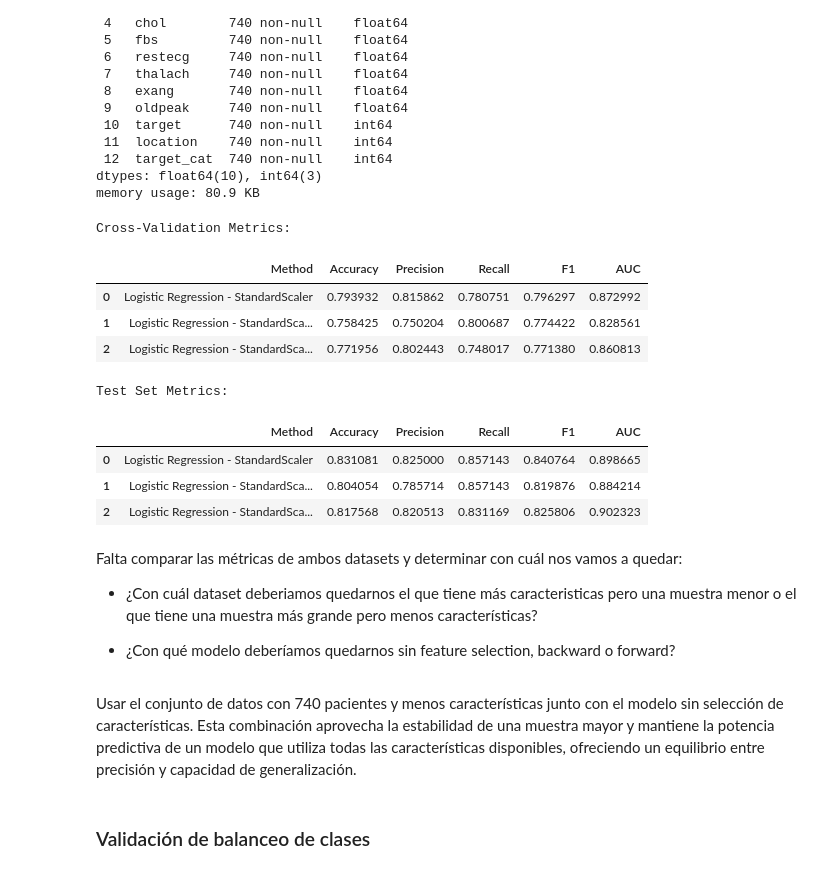
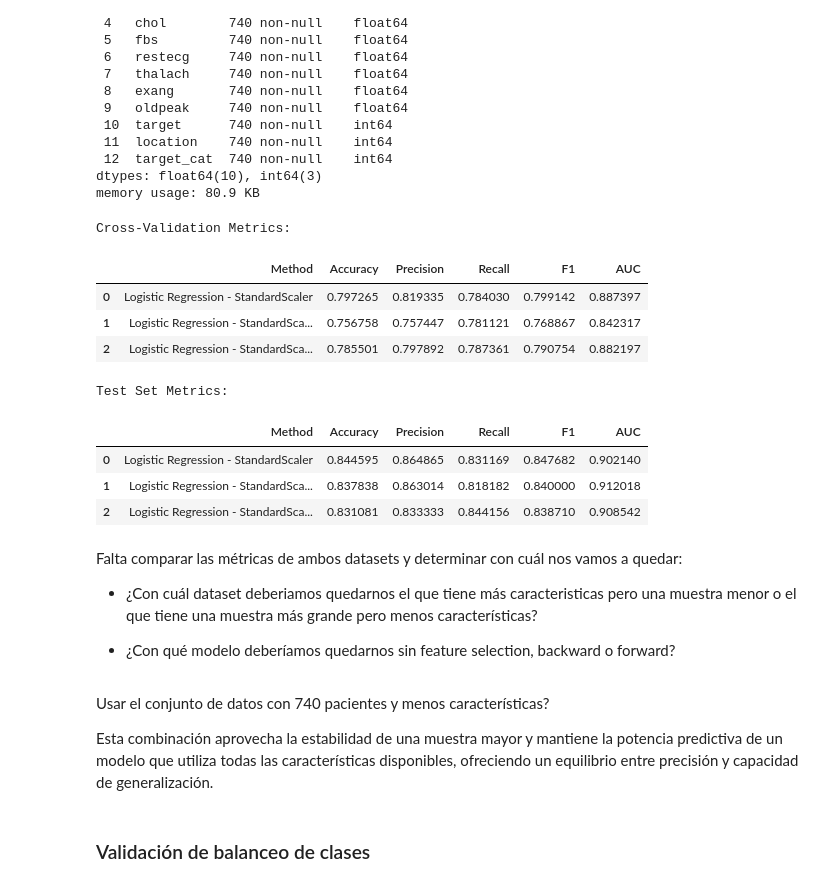
Before and after one commit to ricardogr07/trabajo-final-aprendizaje, a Jupyter notebook: src/Analisis_ML_Workflow.ipynb, the cells around one changed output. Drawn from its saved outputs; the diff is of its cells as text; code cells hidden in the pictures.

```diff
--- a/src/Analisis_ML_Workflow.ipynb
+++ b/src/Analisis_ML_Workflow.ipynb
@@ -470,10 +502,10 @@ feature_selection = {
 }
 
 # Generar una pipeline para cada combinación de modelo, escalador, sampler y modelo de selección
-pipelines_list = create_pipelines(models, samplers, feature_selection, scalers)
+pipelines_feature_selection = create_pipelines(models, samplers, feature_selection, scalers)
 
 # Evaluar cada pipeline y determinar sus métricas
-results = evaluate_pipelines(X, y, pipelines_list)
+results = evaluate_pipelines(X, y, pipelines_feature_selection)
 
 display_metrics(results)
 # %% [output]
@@ -543,7 +575,7 @@ dtypes: float64(10), int64(3)
 memory usage: 80.9 KB
 # %%
 # Definir las variables categóricas que no se han eliminado
-categorical_columns_dropped = ['sex', 'cp', 'fbs', 'restecg', 'exang']
+categorical_columns_dropped = ['sex', 'cp', 'fbs', 'restecg', 'exang', 'location']
 
 # Crear variables dummy solo para las columnas categóricas
 df_clean_dropped = pd.get_dummies(df_drop_features, columns=categorical_columns_dropped, drop_first=True)
@@ -552,20 +584,20 @@ X_drop_features = df_clean_dropped.drop(['target_cat', 'target'], axis=1)
 y_drop_features = df_clean_dropped['target_cat']
 # %%
 # Evaluar cada pipeline y determinar sus métricas
-results = evaluate_pipelines(X_drop_features, y_drop_features, pipelines_list)
+results = evaluate_pipelines(X_drop_features, y_drop_features, pipelines_feature_selection)
 
 display_metrics(results)
 # %% [output]
 Cross-Validation Metrics:
 |  | Method | Accuracy | Precision | Recall | F1 | AUC |
-| 0 | Logistic Regression - StandardScaler | 0.793932 | 0.815862 | 0.780751 | 0.796297 | 0.872992 |
-| 1 | Logistic Regression - StandardSca... | 0.758425 | 0.750204 | 0.800687 | 0.774422 | 0.828561 |
-| 2 | Logistic Regression - StandardSca... | 0.771956 | 0.802443 | 0.748017 | 0.771380 | 0.860813 |
+| 0 | Logistic Regression - StandardScaler | 0.797265 | 0.819335 | 0.784030 | 0.799142 | 0.887397 |
+| 1 | Logistic Regression - StandardSca... | 0.756758 | 0.757447 | 0.781121 | 0.768867 | 0.842317 |
+| 2 | Logistic Regression - StandardSca... | 0.785501 | 0.797892 | 0.787361 | 0.790754 | 0.882197 |
 Test Set Metrics:
 |  | Method | Accuracy | Precision | Recall | F1 | AUC |
-| 0 | Logistic Regression - StandardScaler | 0.831081 | 0.825000 | 0.857143 | 0.840764 | 0.898665 |
-| 1 | Logistic Regression - StandardSca... | 0.804054 | 0.785714 | 0.857143 | 0.819876 | 0.884214 |
-| 2 | Logistic Regression - StandardSca... | 0.817568 | 0.820513 | 0.831169 | 0.825806 | 0.902323 |
+| 0 | Logistic Regression - StandardScaler | 0.844595 | 0.864865 | 0.831169 | 0.847682 | 0.902140 |
+| 1 | Logistic Regression - StandardSca... | 0.837838 | 0.863014 | 0.818182 | 0.840000 | 0.912018 |
+| 2 | Logistic Regression - StandardSca... | 0.831081 | 0.833333 | 0.844156 | 0.838710 | 0.908542 |
 # %% [markdown]
 Falta comparar las métricas de ambos datasets y determinar con cuál nos vamos a quedar:
 
@@ -573,6 +605,8 @@ Falta comparar las métricas de ambos datasets y determinar con cuál nos vamos
 
 * ¿Con qué modelo deberíamos quedarnos sin feature selection, backward o forward?
 # %% [markdown]
-Usar el conjunto de datos con 740 pacientes y menos características junto con el modelo sin selección de características. Esta combinación aprovecha la estabilidad de una muestra mayor y mantiene la potencia predictiva de un modelo que utiliza todas las características disponibles, ofreciendo un equilibrio entre precisión y capacidad de generalización.
+Usar el conjunto de datos con 740 pacientes y menos características?
+
+Esta combinación aprovecha la estabilidad de una muestra mayor y mantiene la potencia predictiva de un modelo que utiliza todas las características disponibles, ofreciendo un equilibrio entre precisión y capacidad de generalización.
 # %% [markdown]
 ### Validación de balanceo de clases
```
Also changed, not shown: parts of 10 cells of this notebook.
